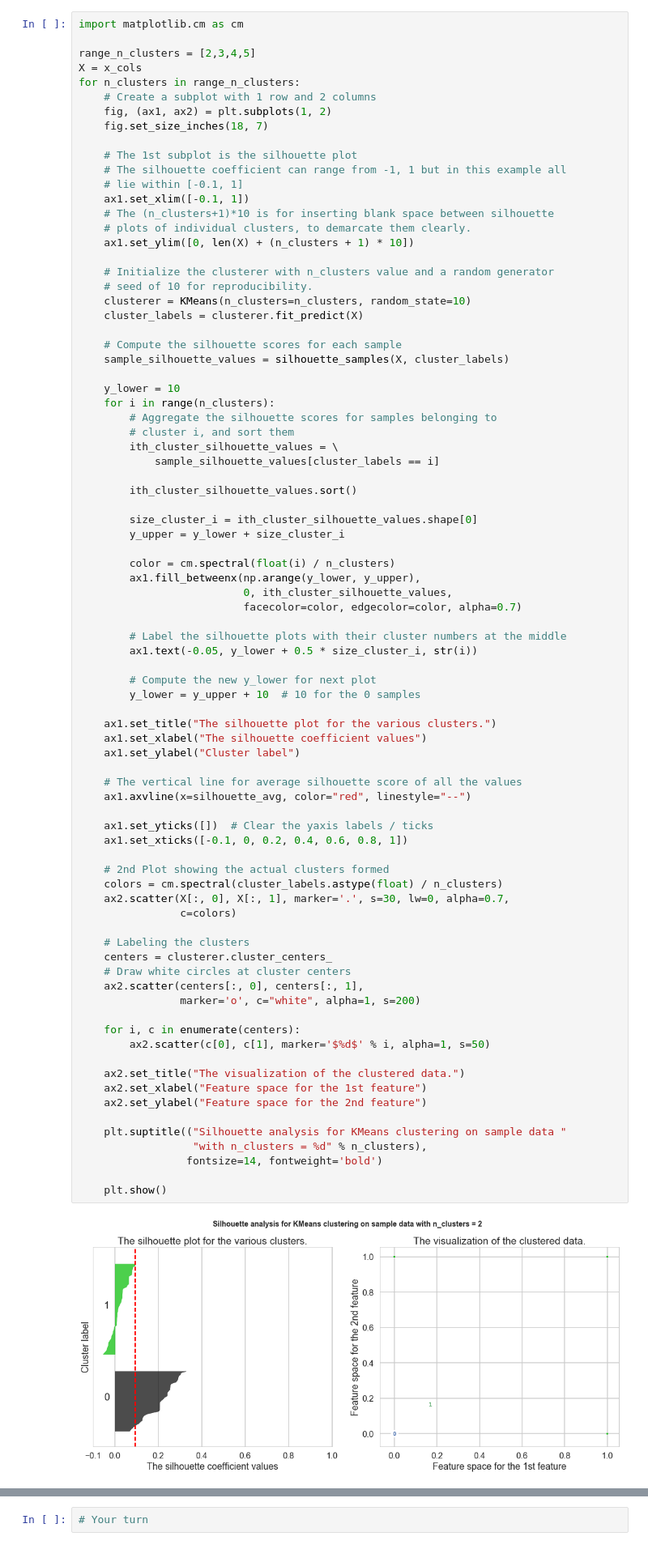
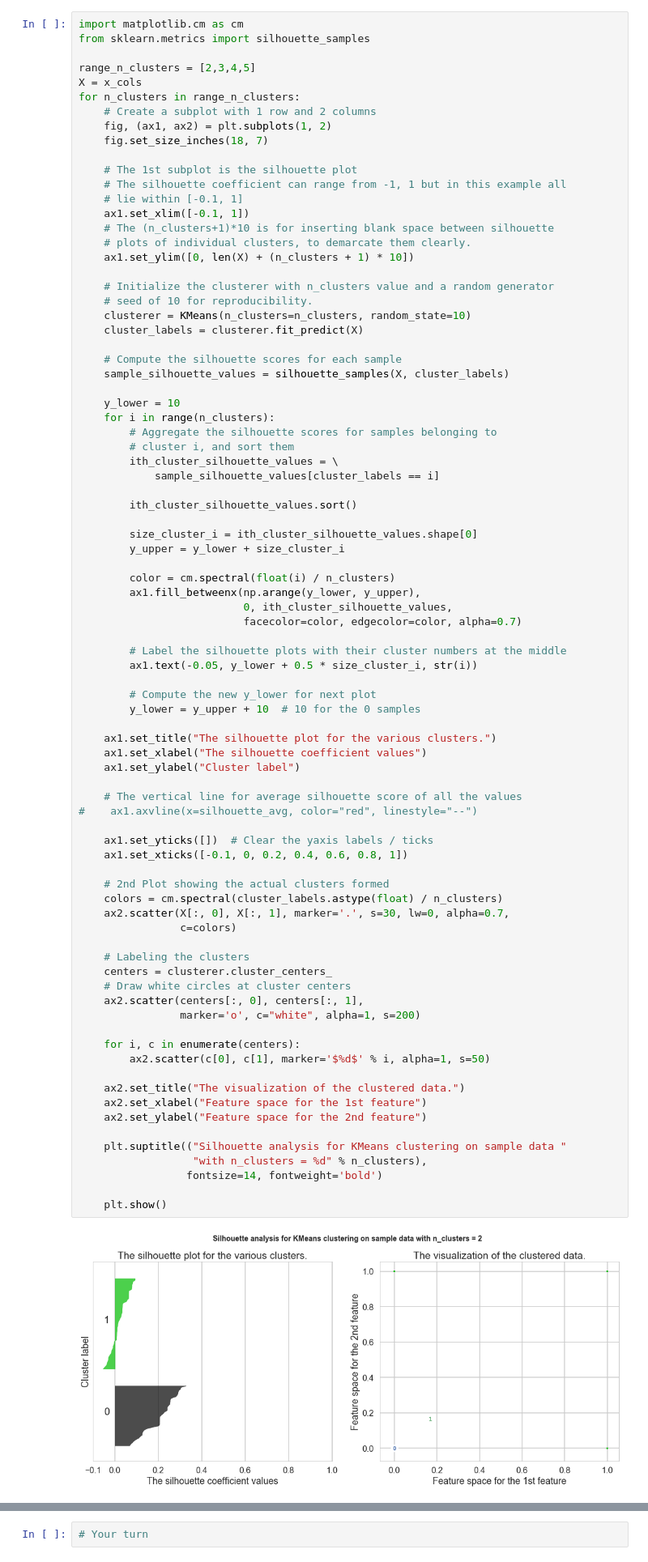
Before and after one commit to JCardenasRdz/SpringBoard, a Jupyter notebook: Projects/18_Clustering/Mini_Project_Clustering_Julio.ipynb, the cells around one changed output, grey strips where cells are left out. Shown: that part at 81% size. Cells and saved outputs as stored; diff of their text form.

```diff
--- a/Projects/18_Clustering/Mini_Project_Clustering_Julio.ipynb
+++ b/Projects/18_Clustering/Mini_Project_Clustering_Julio.ipynb
@@ -236,6 +236,7 @@ Fortunately, scikit-learn provides a function to compute this for us (phew!) cal
 ## I would keep two clusters, just becuase it is the least bad.
 # %%
 import matplotlib.cm as cm
+from sklearn.metrics import silhouette_samples
 
 range_n_clusters = [2,3,4,5]
 X = x_cols
@@ -288,33 +289,33 @@ for n_clusters in range_n_clusters:
     ax1.set_ylabel("Cluster label")
 
     # The vertical line for average silhouette score of all the values
-    ax1.axvline(x=silhouette_avg, color="red", linestyle="--")
+#    ax1.axvline(x=silhouette_avg, color="red", linestyle="--")
 
     ax1.set_yticks([])  # Clear the yaxis labels / ticks
     ax1.set_xticks([-0.1, 0, 0.2, 0.4, 0.6, 0.8, 1])
 
     # 2nd Plot showing the actual clusters formed
     colors = cm.spectral(cluster_labels.astype(float) / n_clusters)
     ax2.scatter(X[:, 0], X[:, 1], marker='.', s=30, lw=0, alpha=0.7,
                 c=colors)
 
     # Labeling the clusters
     centers = clusterer.cluster_centers_
     # Draw white circles at cluster centers
     ax2.scatter(centers[:, 0], centers[:, 1],
                 marker='o', c="white", alpha=1, s=200)
 
     for i, c in enumerate(centers):
         ax2.scatter(c[0], c[1], marker='$%d$' % i, alpha=1, s=50)
 
     ax2.set_title("The visualization of the clustered data.")
     ax2.set_xlabel("Feature space for the 1st feature")
     ax2.set_ylabel("Feature space for the 2nd feature")
 
     plt.suptitle(("Silhouette analysis for KMeans clustering on sample data "
                   "with n_clusters = %d" % n_clusters),
                  fontsize=14, fontweight='bold')
 
     plt.show()
 # %% [output]
-[figure, old version]
+[figure, new version]
```
Also changed, not shown: parts of 11 cells of this notebook.
